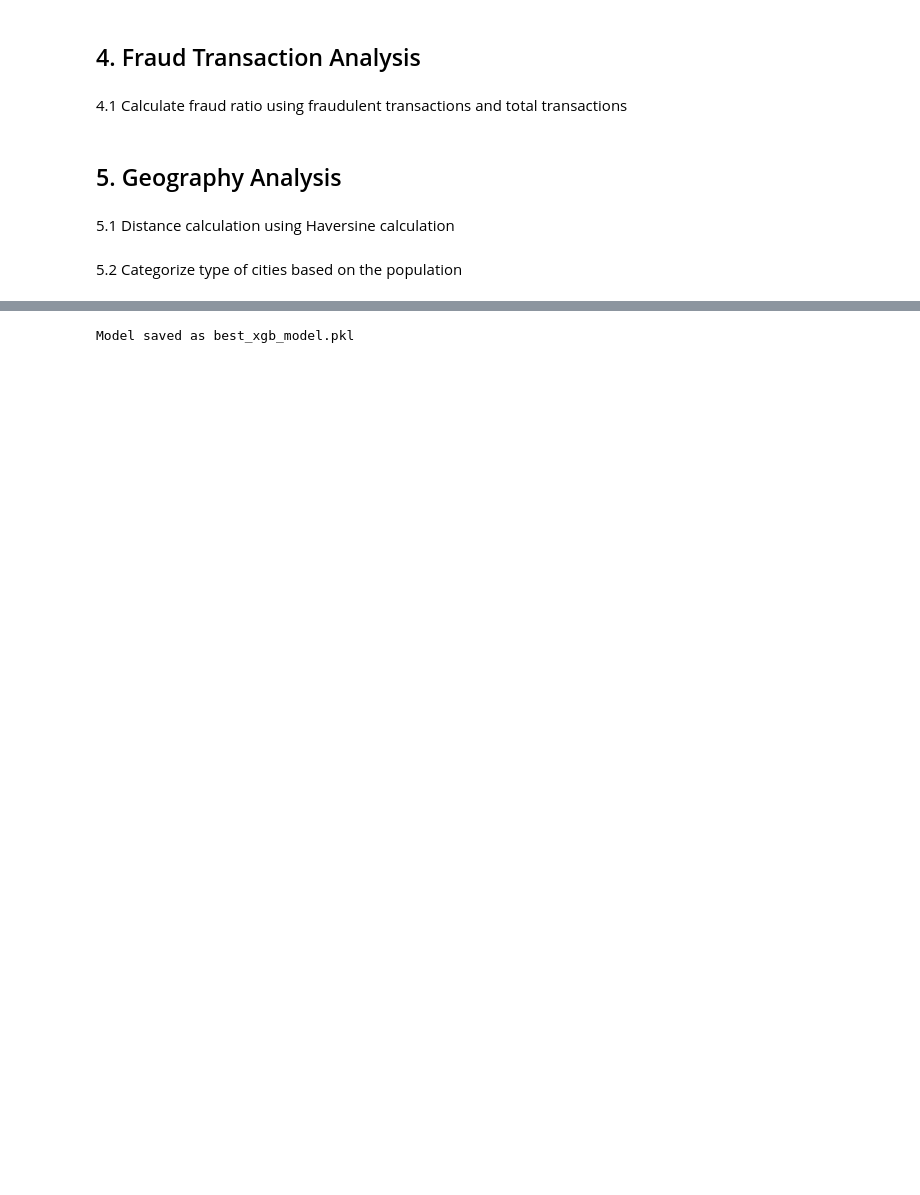
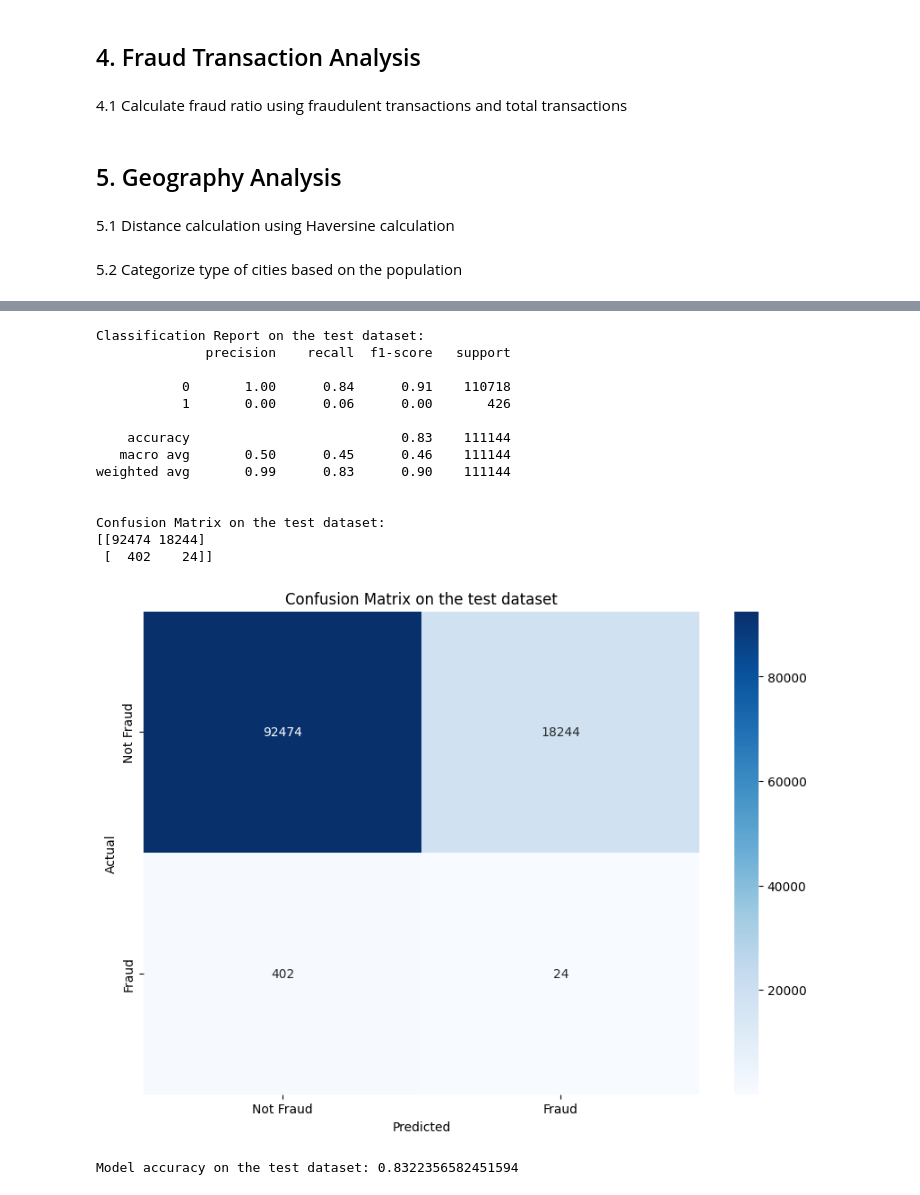
Before and after one commit to SSIN0045/TechnologyInnovationProject, a Jupyter notebook: test_model.ipynb, the cells around one changed output, grey strips where cells are left out. Drawn from its saved outputs; the diff is of its cells as text; code cells hidden in the pictures; blank space fills up the shorter version.

```diff
--- a/test_model.ipynb
+++ b/test_model.ipynb
@@ -884,6 +450,66 @@ Confusion Matrix:
-# %%
-# Save the model using JobLib
-joblib.dump(best_xgb, 'best_xgb_model.pkl')
-print("Model saved as best_xgb_model.pkl")
-# %% [output]
-Model saved as best_xgb_model.pkl
+# %%
+import joblib
+import pandas as pd
+from sklearn.metrics import accuracy_score, classification_report, confusion_matrix
+import seaborn as sns
+import matplotlib.pyplot as plt
+from sklearn.model_selection import train_test_split
+from sklearn.preprocessing import StandardScaler
+
+# Step 1: Split the balanced data into features (X) and target (y)
+X = df.drop(columns=['is_fraud'])
+y = df['is_fraud']
+
+
+# Step 2: Split the data into training and testing sets
+X_train, X_test, y_train, y_test = train_test_split(X, y, test_size=0.2, random_state=42)
+
+# Step 6: Scale the data
+scaler = StandardScaler()
+X_train_scaled = scaler.fit_transform(X_train)
+X_test_scaled = scaler.transform(X_test)
+
+
+# Load the previously saved model
+best_xgb = joblib.load('best_xgb_model.joblib')  # Replace with your actual model filename
+
+# Step 4: Make predictions on the scaled test data
+y_pred = best_xgb.predict(X_test)
+
+# Print the classification report
+print("Classification Report on the test dataset:")
+print(classification_report(y_test, y_pred))
+
+# Calculate and print the confusion matrix
+conf_matrix = confusion_matrix(y_test, y_pred)
+print("\nConfusion Matrix on the test dataset:")
+print(conf_matrix)
+
+# Plot the confusion matrix
+plt.figure(figsize=(10, 7))
+sns.heatmap(conf_matrix, annot=True, fmt='d', cmap='Blues', xticklabels=['Not Fraud', 'Fraud'], yticklabels=['Not Fraud', 'Fraud'])
+plt.xlabel('Predicted')
+plt.ylabel('Actual')
+plt.title('Confusion Matrix on the test dataset')
+plt.show()
+
+# Print the accuracy of the model on the test dataset
+accuracy = accuracy_score(y_test, y_pred)
+print("\nModel accuracy on the test dataset:", accuracy)
+# %% [output]
+Classification Report on the test dataset:
+              precision    recall  f1-score   support
+
+           0       1.00      0.84      0.91    110718
+           1       0.00      0.06      0.00       426
+
+    accuracy                           0.83    111144
+   macro avg       0.50      0.45      0.46    111144
+weighted avg       0.99      0.83      0.90    111144
+
+
+Confusion Matrix on the test dataset:
+[[92474 18244]
+ [  402    24]]
+[figure, added]
+Model accuracy on the test dataset: 0.8322356582451594
```
Also changed, not shown: parts of 34 cells of this notebook, 6 other files.
